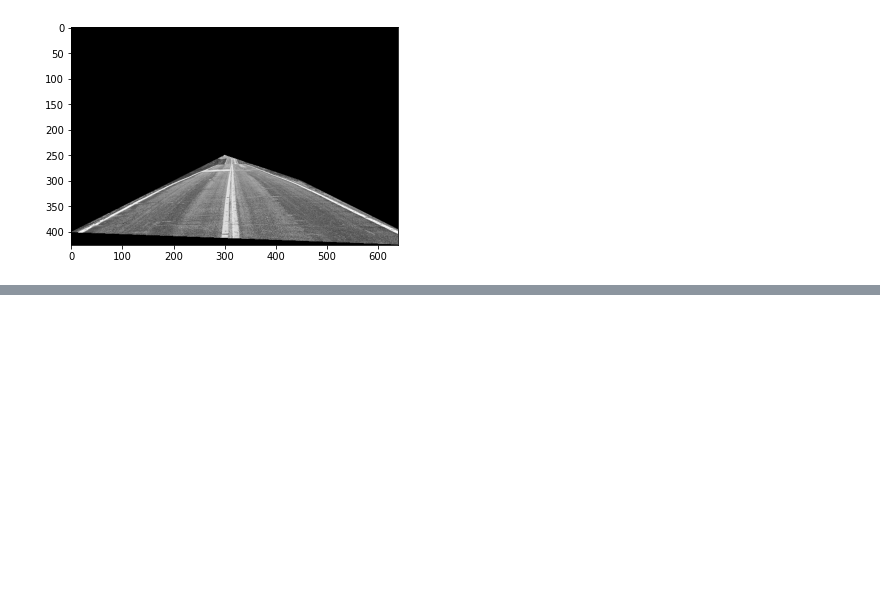
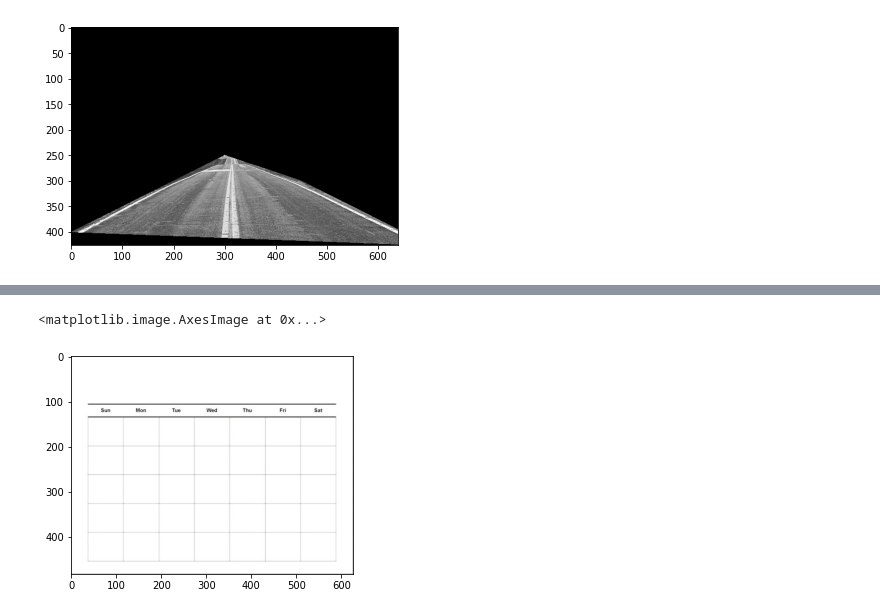
Before and after one commit to Dong-Chan/SelfDrivingCarEngineer, a Jupyter notebook: ComputerVision/04_computer_vision_for_self-driving-cars.ipynb, the cells around one changed output, grey strips where cells are left out. Saved outputs shown, nothing was run; the diff lists cells and outputs as text; code cells hidden in the pictures; blank space fills up the shorter version.

```diff
--- a/ComputerVision/04_computer_vision_for_self-driving-cars.ipynb
+++ b/ComputerVision/04_computer_vision_for_self-driving-cars.ipynb
@@ -303,0 +336,5 @@ plt.imshow(masked_image, cmap='gray')
+# %%
+plt.imshow(image_c)
+# %% [output]
+<matplotlib.image.AxesImage at 0x...>
+[figure, added]
```
Also changed, not shown: parts of 10 cells of this notebook, 1 other file.
